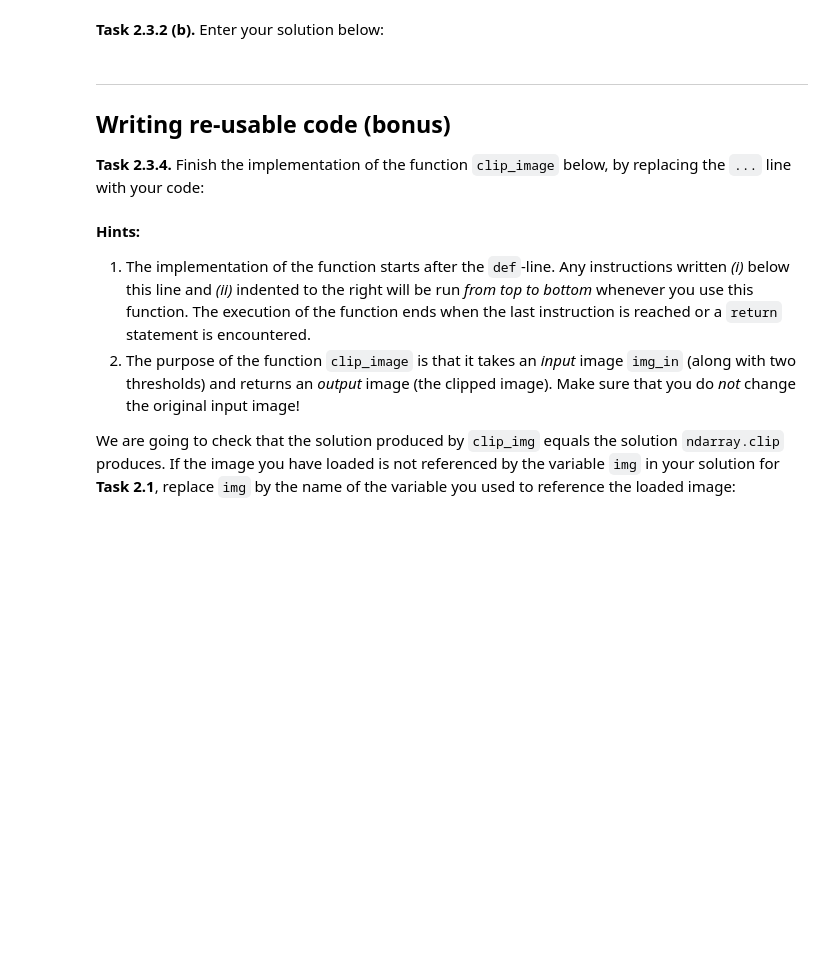
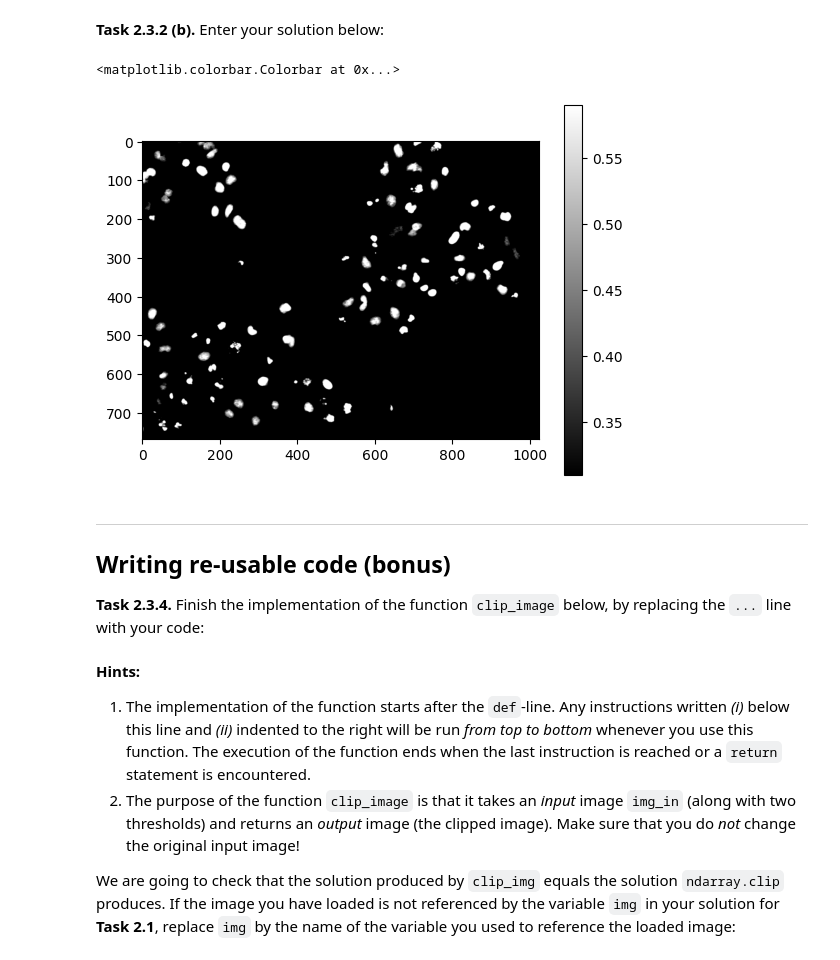
Before and after one commit to rMaximr/mobi-fs3-python, a Jupyter notebook: task2.ipynb, the cells around one changed output. Saved outputs shown, nothing was run; the diff lists cells and outputs as text; code cells hidden in the pictures; blank space fills up the shorter version.

```diff
--- a/task2.ipynb
+++ b/task2.ipynb
@@ -61,5 +77,18 @@ plt.imshow(y, 'gray')
 # %% [markdown]
 **<a id="#">Task 2.3.2 (b).</a>** Enter your solution below:
+# %%
+for [i,j] in numpy.ndindex(img.shape):
+    if img[i,j] < 0.31:
+        img[i,j] = 0.31
+    elif img[i,j] > 0.59:
+        img[i,j] = 0.59
+    else:
+        img[i,j] = img[i,j]
+plt.imshow(img, 'gray')
+plt.colorbar()
+# %% [output]
+<matplotlib.colorbar.Colorbar at 0x...>
+[figure, added]
 # %% [markdown]
 ---
 
```
Also changed, not shown: parts of 2 cells of this notebook.
